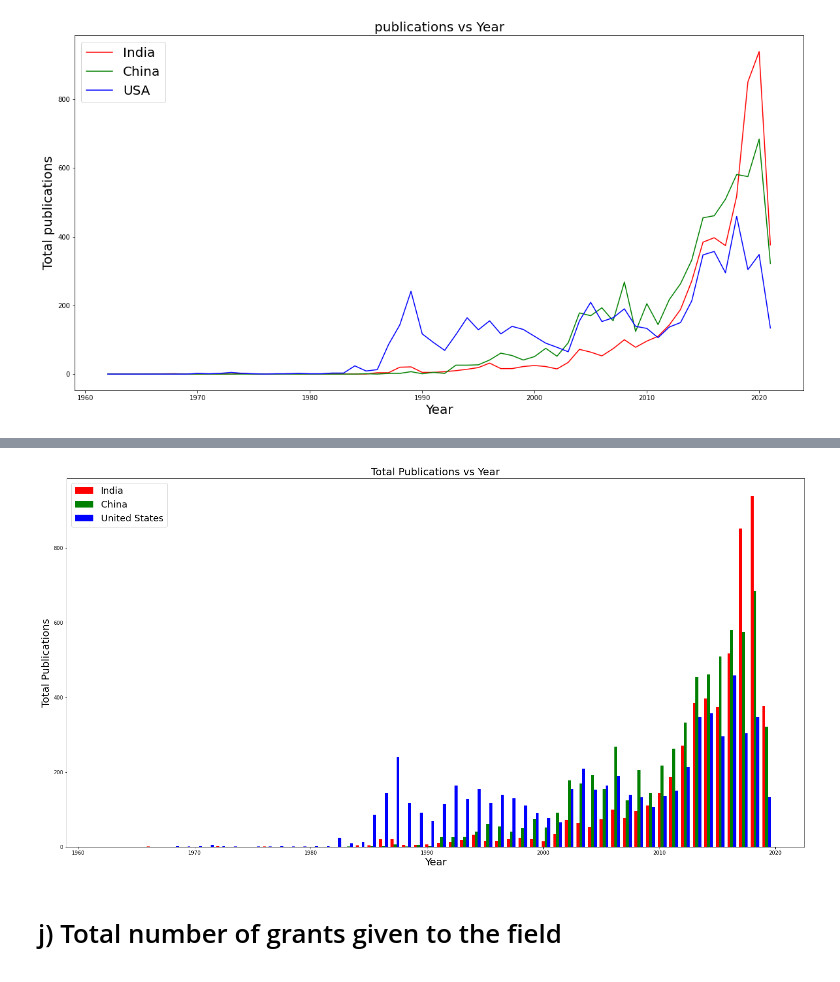
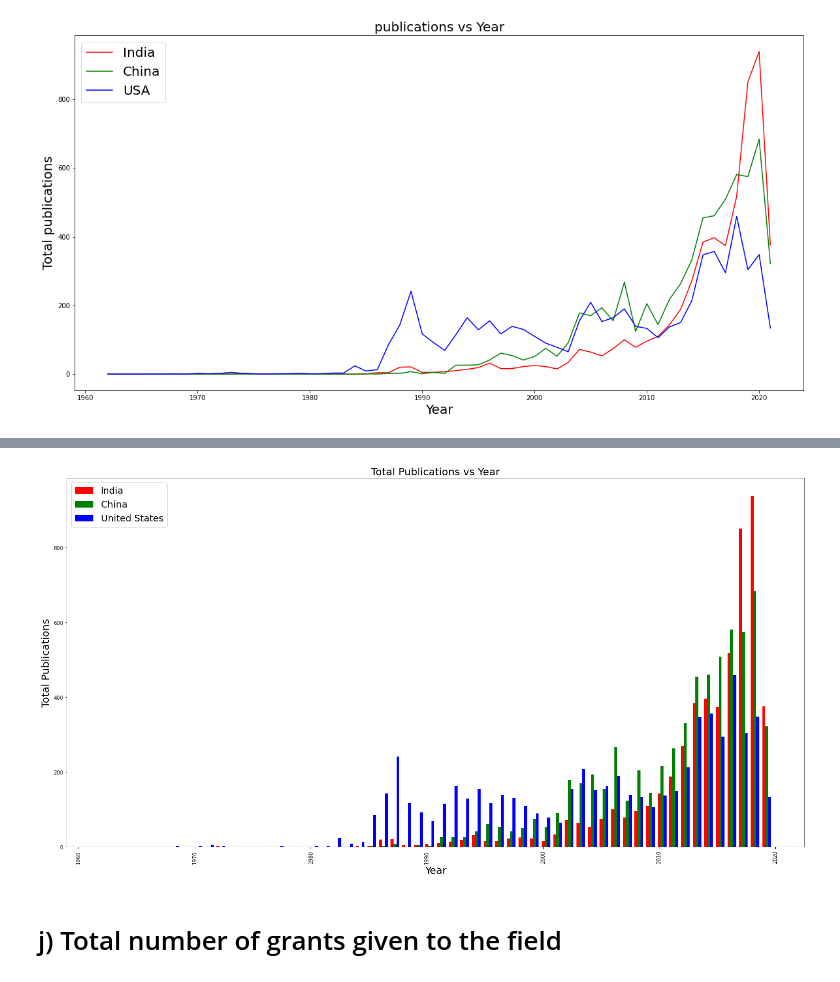
Before and after one commit to deshabhakt/Sem-II, a Jupyter notebook: BigDataAnalytics/Mini-Project/Programs/Step-3.ipynb, the cells around one changed output, grey strips where cells are left out. Drawn from its saved outputs; the diff is of its cells as text; code cells hidden in the pictures.

```diff
--- a/BigDataAnalytics/Mini-Project/Programs/Step-3.ipynb
+++ b/BigDataAnalytics/Mini-Project/Programs/Step-3.ipynb
@@ -360,20 +402,26 @@ plt.show()
 # %%
 # plt.rcParams['figure.figsize'] = [20,10]
 fig = plt.figure(figsize=[20,10])
 
 X = np.arange(len(year_lst))
 X = X + year_lst[0]
-ax = fig.add_axes([0,0,1,1])
-ax.bar(X + 0.00, list(dct_india_year_publications.values()),  label='India',          color='r',  width =0.25)
-ax.bar(X + 0.25, list(dct_china_year_publications.values()),  label='China',          color='g',  width =0.25)
-ax.bar(X + 0.50, list(dct_usa_year_publications.values()),    label='United States',  color='b',  width =0.25)
-ax.legend(loc='upper left',fontsize=18)
+
+fig = fig.add_axes([0,0,1,1])
+
+fig.bar(X + 0.00, list(dct_india_year_publications.values()),  label='India',          color='r',  width =0.25)
+fig.bar(X + 0.25, list(dct_china_year_publications.values()),  label='China',          color='g',  width =0.25)
+fig.bar(X + 0.50, list(dct_usa_year_publications.values()),    label='United States',  color='b',  width =0.25)
+
+fig.legend(loc='upper left',fontsize=18)
+
+plt.xticks(rotation = 'vertical')
+
 plt.title('Total Publications vs Year',fontsize=20)
 plt.xlabel('Year',fontsize=20)
 plt.ylabel('Total Publications',fontsize=20)
 plt.show()
 # %% [output]
-[figure, old version]
+[figure, new version]
 # %% [markdown]
 # j) Total number of grants given to the field
 # %% [markdown]
```
Also changed, not shown: parts of 18 cells of this notebook, 20 other files.
